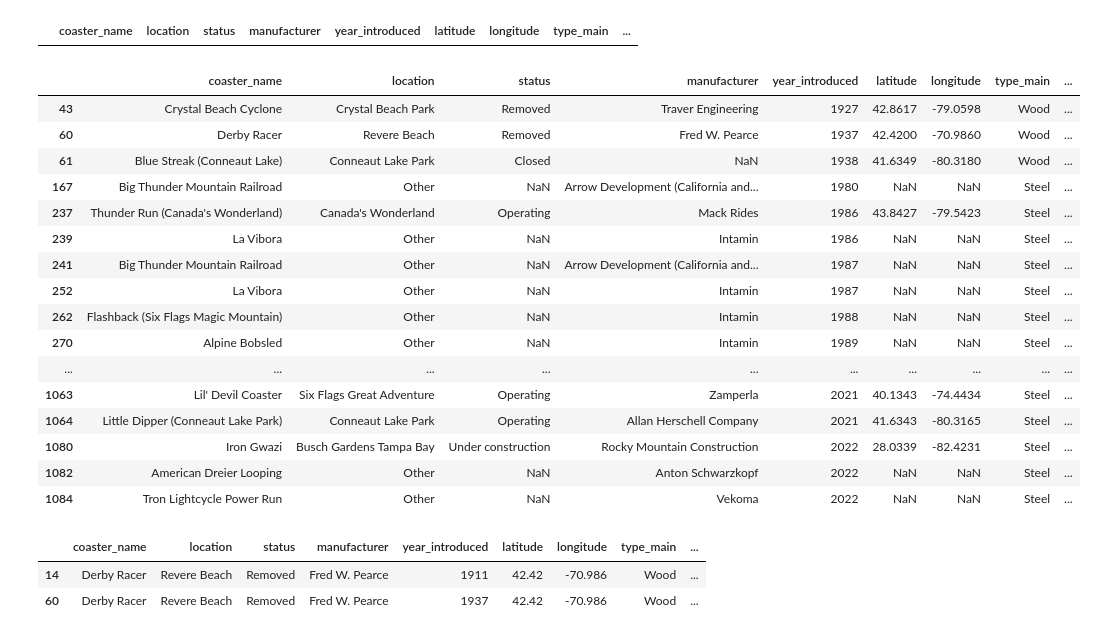
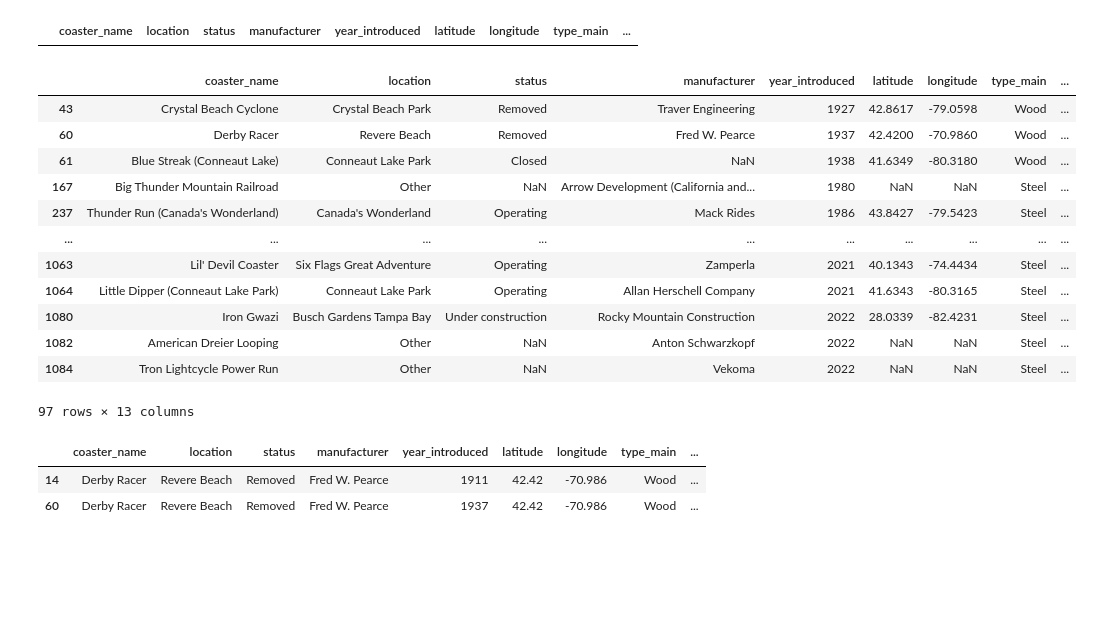
Before and after one commit to SartazAnsari/roller-coaster-analysis, a Jupyter notebook: RollerCoasterAnalysis.ipynb, the cells around one changed output. Saved outputs shown, nothing was run; the diff lists cells and outputs as text; code cells hidden in the pictures; blank space fills up the shorter version.

```diff
--- a/RollerCoasterAnalysis.ipynb
+++ b/RollerCoasterAnalysis.ipynb
@@ -50,3 +52,5 @@ def display_dataframe(df):
+# %%
+pd.set_option("display.max_columns", None)
 # %% [markdown]
 # Reading and Exploring data
 # %%
@@ -244,24 +255,21 @@ display_dataframe(df.loc[df.duplicated()])
 |  | coaster_name | location | status | manufacturer | year_introduced | latitude | longitude | type_main | ... |
 # %%
 # Check for duplicate roller coaster
-display_dataframe(df.loc[df.duplicated(subset=["coaster_name"])])
+# display_dataframe(df.loc[df.duplicated(subset=["coaster_name"])])
+df.loc[df.duplicated(subset=["coaster_name"])]
 # %% [output]
 |  | coaster_name | location | status | manufacturer | year_introduced | latitude | longitude | type_main | ... |
 | 43 | Crystal Beach Cyclone | Crystal Beach Park | Removed | Traver Engineering | 1927 | 42.8617 | -79.0598 | Wood | ... |
 | 60 | Derby Racer | Revere Beach | Removed | Fred W. Pearce | 1937 | 42.4200 | -70.9860 | Wood | ... |
 | 61 | Blue Streak (Conneaut Lake) | Conneaut Lake Park | Closed | NaN | 1938 | 41.6349 | -80.3180 | Wood | ... |
 | 167 | Big Thunder Mountain Railroad | Other | NaN | Arrow Development (California and... | 1980 | NaN | NaN | Steel | ... |
 | 237 | Thunder Run (Canada's Wonderland) | Canada's Wonderland | Operating | Mack Rides | 1986 | 43.8427 | -79.5423 | Steel | ... |
-| 239 | La Vibora | Other | NaN | Intamin | 1986 | NaN | NaN | Steel | ... |
-| 241 | Big Thunder Mountain Railroad | Other | NaN | Arrow Development (California and... | 1987 | NaN | NaN | Steel | ... |
-| 252 | La Vibora | Other | NaN | Intamin | 1987 | NaN | NaN | Steel | ... |
-| 262 | Flashback (Six Flags Magic Mountain) | Other | NaN | Intamin | 1988 | NaN | NaN | Steel | ... |
-| 270 | Alpine Bobsled | Other | NaN | Intamin | 1989 | NaN | NaN | Steel | ... |
 | ... | ... | ... | ... | ... | ... | ... | ... | ... | ... |
 | 1063 | Lil' Devil Coaster | Six Flags Great Adventure | Operating | Zamperla | 2021 | 40.1343 | -74.4434 | Steel | ... |
 | 1064 | Little Dipper (Conneaut Lake Park) | Conneaut Lake Park | Operating | Allan Herschell Company | 2021 | 41.6343 | -80.3165 | Steel | ... |
 | 1080 | Iron Gwazi | Busch Gardens Tampa Bay | Under construction | Rocky Mountain Construction | 2022 | 28.0339 | -82.4231 | Steel | ... |
 | 1082 | American Dreier Looping | Other | NaN | Anton Schwarzkopf | 2022 | NaN | NaN | Steel | ... |
 | 1084 | Tron Lightcycle Power Run | Other | NaN | Vekoma | 2022 | NaN | NaN | Steel | ... |
+97 rows × 13 columns
 # %%
 # Checking duplicates are correct or not
```
Also changed, not shown: parts of 18 cells of this notebook.
